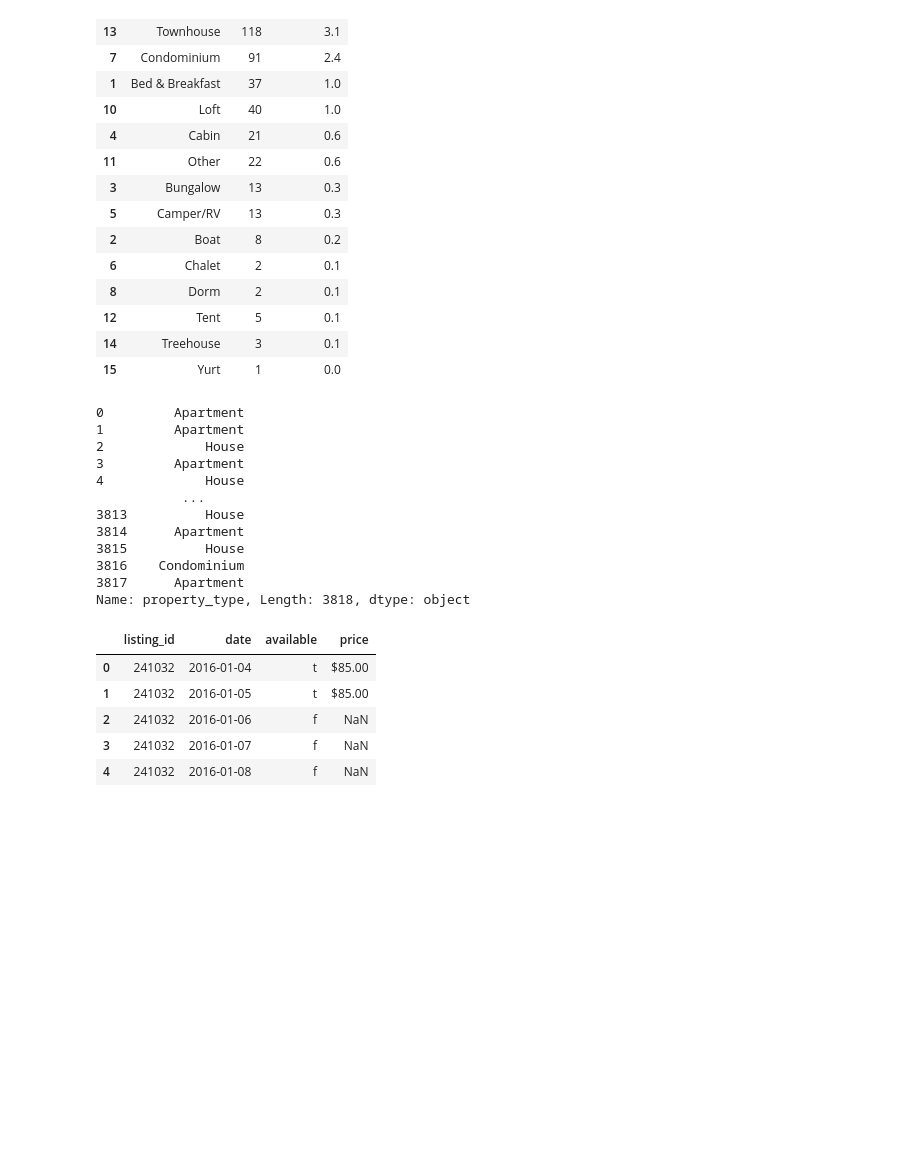
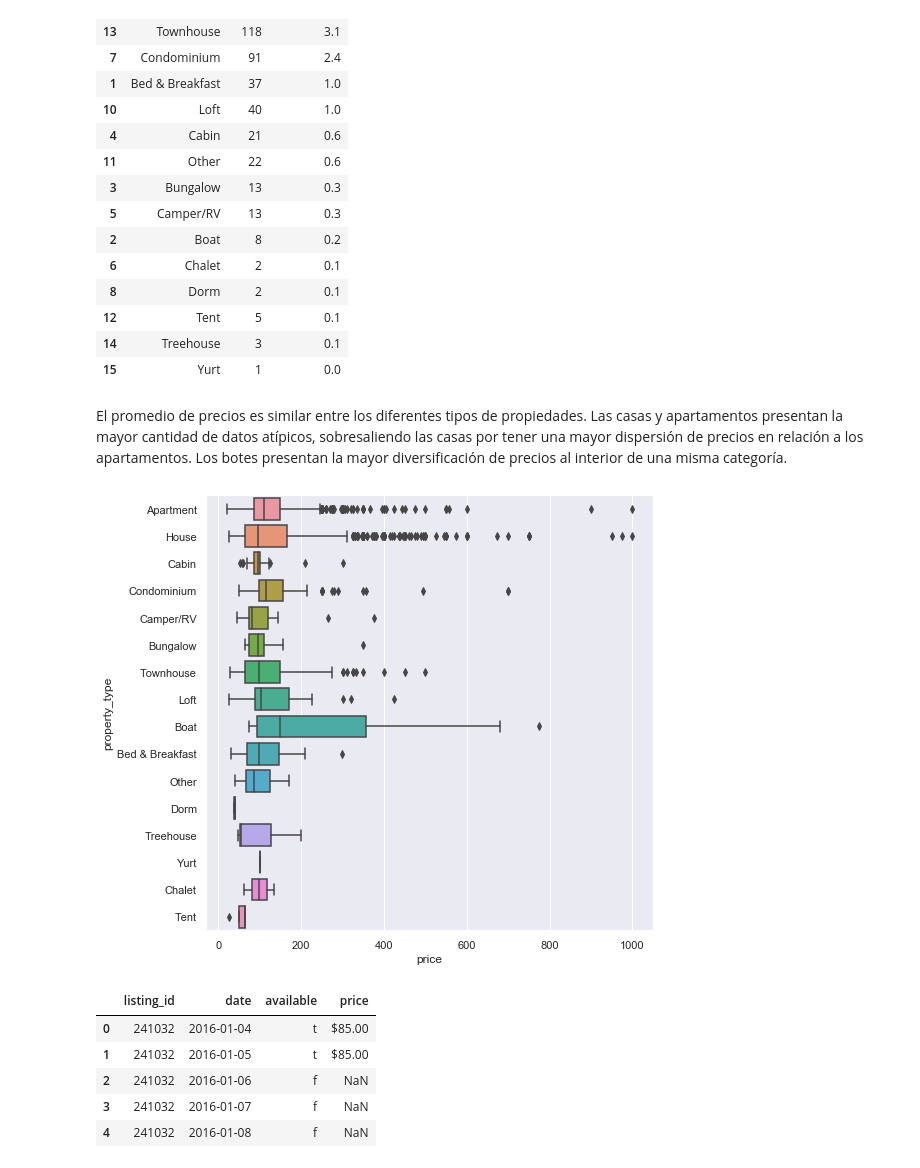
Before and after one commit to anmarphy/Airbnb-Deep-Learning-Pricing-Model, a Jupyter notebook: Part_I.ipynb, the cells around one changed output. Drawn from its saved outputs; the diff is of its cells as text; code cells hidden in the pictures; blank space fills up the shorter version.

```diff
--- a/Part_I.ipynb
+++ b/Part_I.ipynb
@@ -114,21 +119,16 @@ pivot1.sort_values('percentage', ascending=False)
 | 12 | Tent | 5 | 0.1 |
 | 14 | Treehouse | 3 | 0.1 |
 | 15 | Yurt | 1 | 0.0 |
-# %%
-listings['property_type']
-# %% [output]
-0         Apartment
-1         Apartment
-2             House
-3         Apartment
-4             House
-           ...
-3813          House
-3814      Apartment
-3815          House
-3816    Condominium
-3817      Apartment
-Name: property_type, Length: 3818, dtype: object
+# %% [markdown]
+El promedio de precios es similar entre los diferentes tipos de propiedades. Las casas y apartamentos presentan la mayor cantidad de datos atípicos, sobresaliendo las casas por tener una mayor dispersión de precios en relación a los apartamentos. Los botes presentan la mayor diversificación de precios al interior de una misma categoría.
+# %%
+listings['price'] = listings['price'].str.replace("[$, ]", "").astype("float")
+# %%
+plt.figure(figsize=(8,8))
+sns.boxplot(x="price", y="property_type", data=listings)
+plt.show()
+# %% [output]
+[figure, added]
 # %%
 calendar=pd.read_csv('calendar.csv')
 # %%
```
Also changed, not shown: parts of 3 cells of this notebook, 1 other file.
